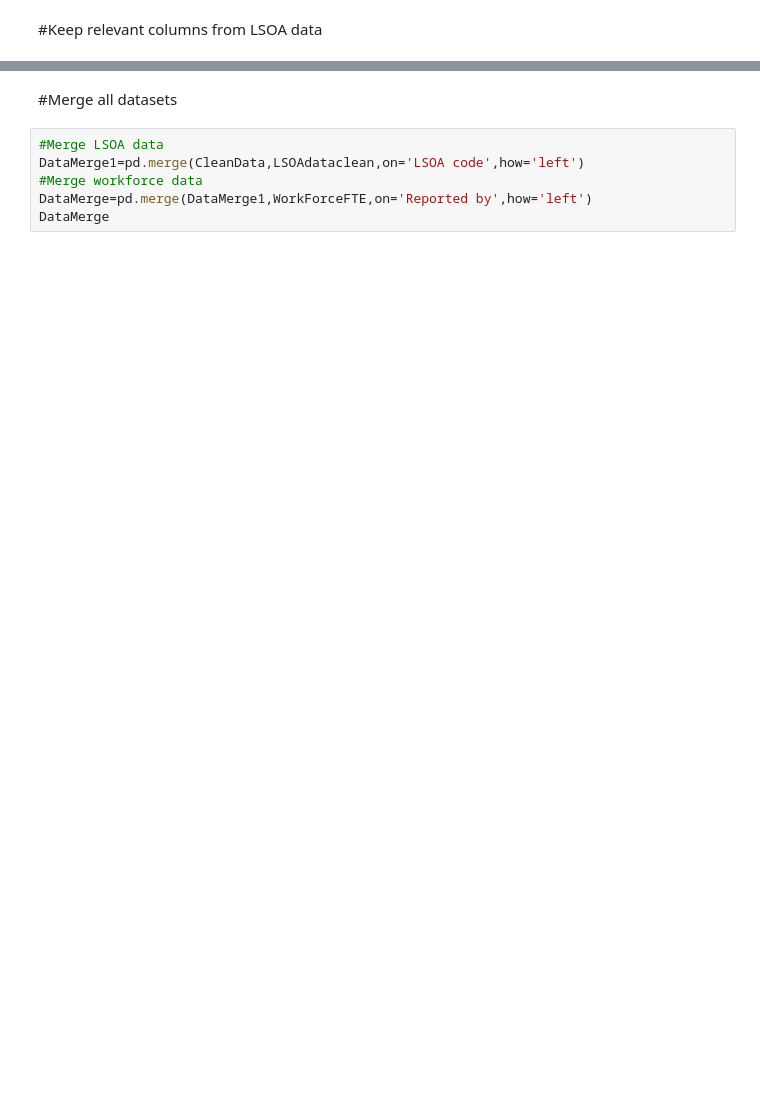
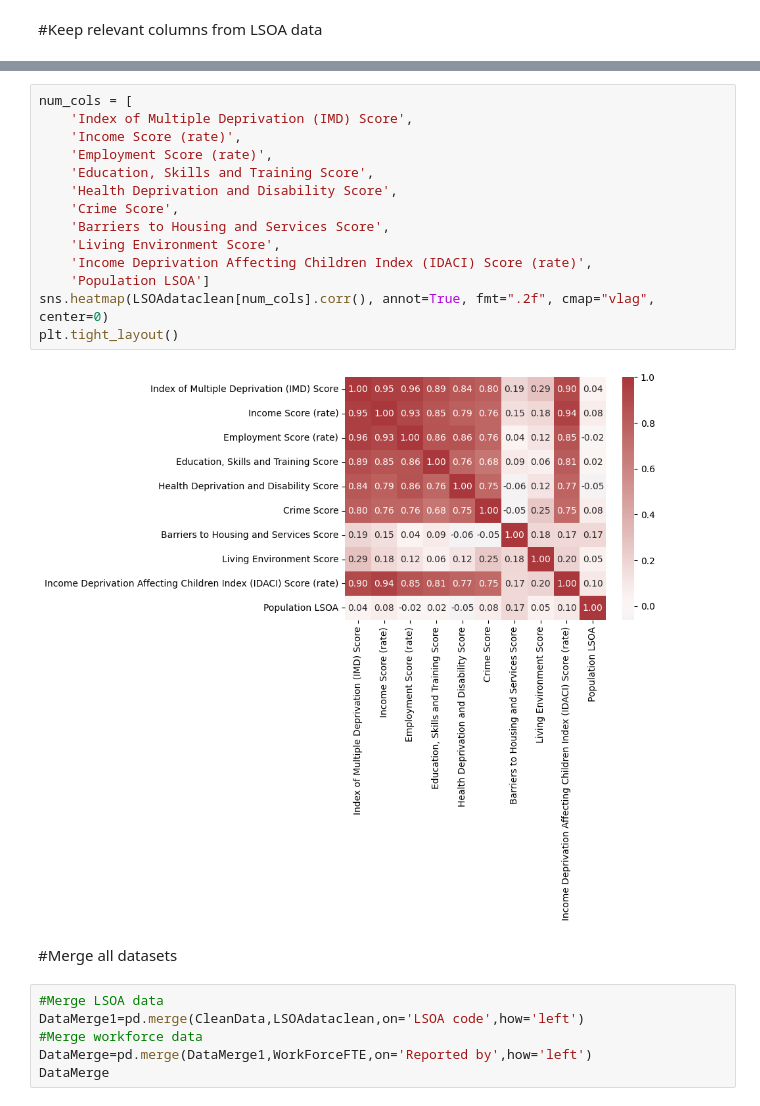
Before and after one commit to zhangwiki86-soton/L7---Data-Analysis-and-Visualisation, a Jupyter notebook: DRAFT Test Glob Final.ipynb, the cells around one changed output, grey strips where cells are left out. Drawn from its saved outputs; the diff is of its cells as text; blank space fills up the shorter version.

```diff
--- a/DRAFT Test Glob Final.ipynb
+++ b/DRAFT Test Glob Final.ipynb
@@ -377,3 +392,19 @@ LSOAdataclean
+# %%
+num_cols = [
+    'Index of Multiple Deprivation (IMD) Score',
+    'Income Score (rate)',
+    'Employment Score (rate)',
+    'Education, Skills and Training Score',
+    'Health Deprivation and Disability Score',
+    'Crime Score',
+    'Barriers to Housing and Services Score',
+    'Living Environment Score',
+    'Income Deprivation Affecting Children Index (IDACI) Score (rate)',
+    'Population LSOA']
+sns.heatmap(LSOAdataclean[num_cols].corr(), annot=True, fmt=".2f", cmap="vlag", center=0)
+plt.tight_layout()
+# %% [output]
+[figure, added]
 # %% [markdown]
 #Merge all datasets
 # %%
```
Also changed, not shown: parts of 11 cells of this notebook.
